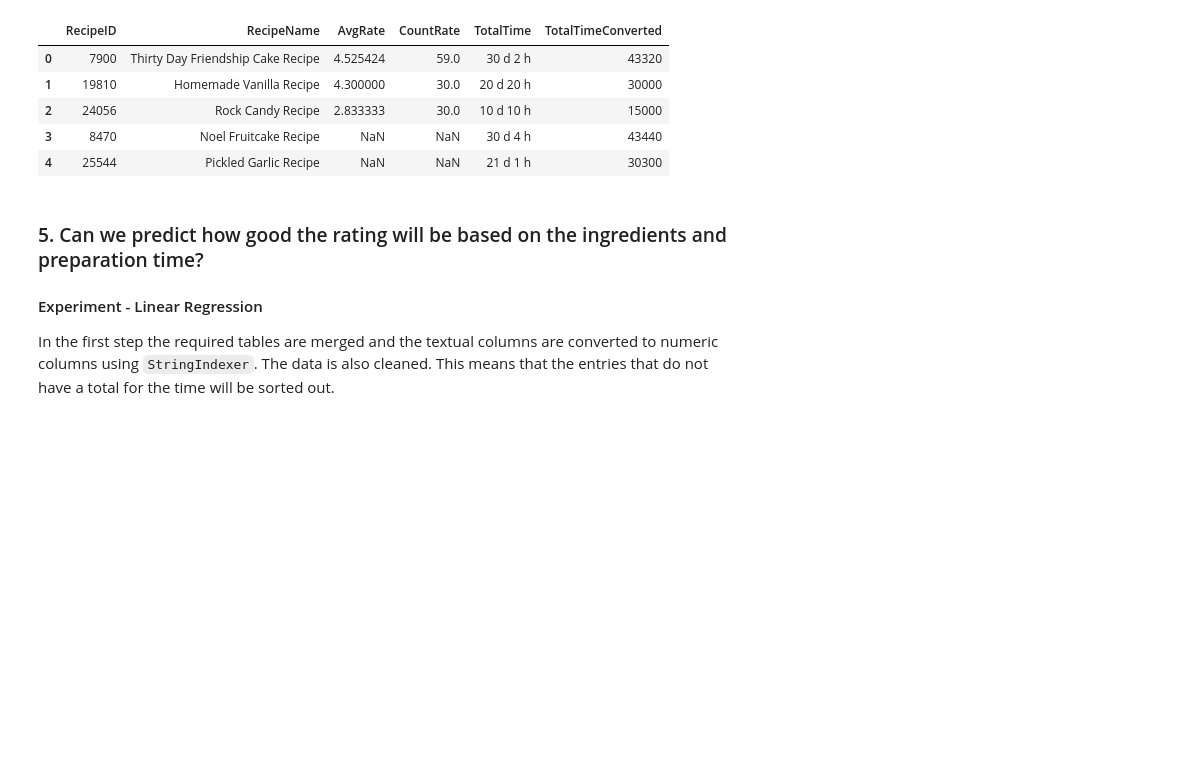
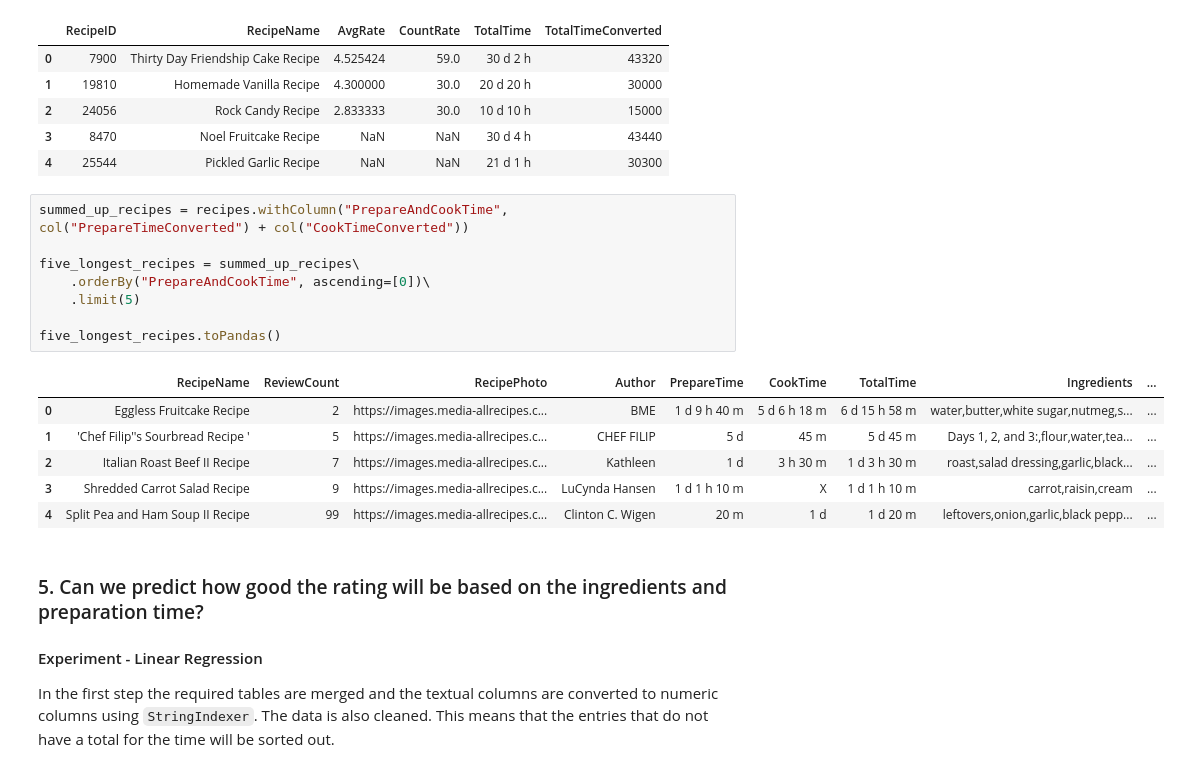
Before and after one commit to PatrikHubster/Recipes, a Jupyter notebook: recipes.ipynb, the cells around one changed output. Saved outputs shown, nothing was run; the diff lists cells and outputs as text; blank space fills up the shorter version.

Commit message:
added peperation time as well to analysis

```diff
--- a/recipes.ipynb
+++ b/recipes.ipynb
@@ -271,6 +271,21 @@ five_longest_recipes\
 | 2 | 24056 | Rock Candy Recipe | 2.833333 | 30.0 | 10 d 10 h | 15000 |
 | 3 | 8470 | Noel Fruitcake Recipe | NaN | NaN | 30 d 4 h | 43440 |
 | 4 | 25544 | Pickled Garlic Recipe | NaN | NaN | 21 d 1 h | 30300 |
+# %%
+summed_up_recipes = recipes.withColumn("PrepareAndCookTime", col("PrepareTimeConverted") + col("CookTimeConverted"))
+
+five_longest_recipes = summed_up_recipes\
+    .orderBy("PrepareAndCookTime", ascending=[0])\
+    .limit(5)
+
+five_longest_recipes.toPandas()
+# %% [output]
+|  | RecipeName | ReviewCount | RecipePhoto | Author | PrepareTime | CookTime | TotalTime | Ingredients | ... |
+| 0 | Eggless Fruitcake Recipe | 2 | https://images.media-allrecipes.c... | BME | 1 d 9 h 40 m | 5 d 6 h 18 m | 6 d 15 h 58 m | water,butter,white sugar,nutmeg,s... | ... |
+| 1 | 'Chef Filip''s Sourbread Recipe ' | 5 | https://images.media-allrecipes.c... | CHEF FILIP | 5 d | 45 m | 5 d 45 m | Days 1, 2, and 3:,flour,water,tea... | ... |
+| 2 | Italian Roast Beef II Recipe | 7 | https://images.media-allrecipes.c... | Kathleen | 1 d | 3 h 30 m | 1 d 3 h 30 m | roast,salad dressing,garlic,black... | ... |
+| 3 | Shredded Carrot Salad Recipe | 9 | https://images.media-allrecipes.c... | LuCynda Hansen | 1 d 1 h 10 m | X | 1 d 1 h 10 m | carrot,raisin,cream | ... |
+| 4 | Split Pea and Ham Soup II Recipe | 99 | https://images.media-allrecipes.c... | Clinton C. Wigen | 20 m | 1 d | 1 d 20 m | leftovers,onion,garlic,black pepp... | ... |
 # %% [markdown]
 ### 5. Can we predict how good the rating will be based on the ingredients and preparation time?
 
```
Also changed, not shown: parts of 3 cells of this notebook.
